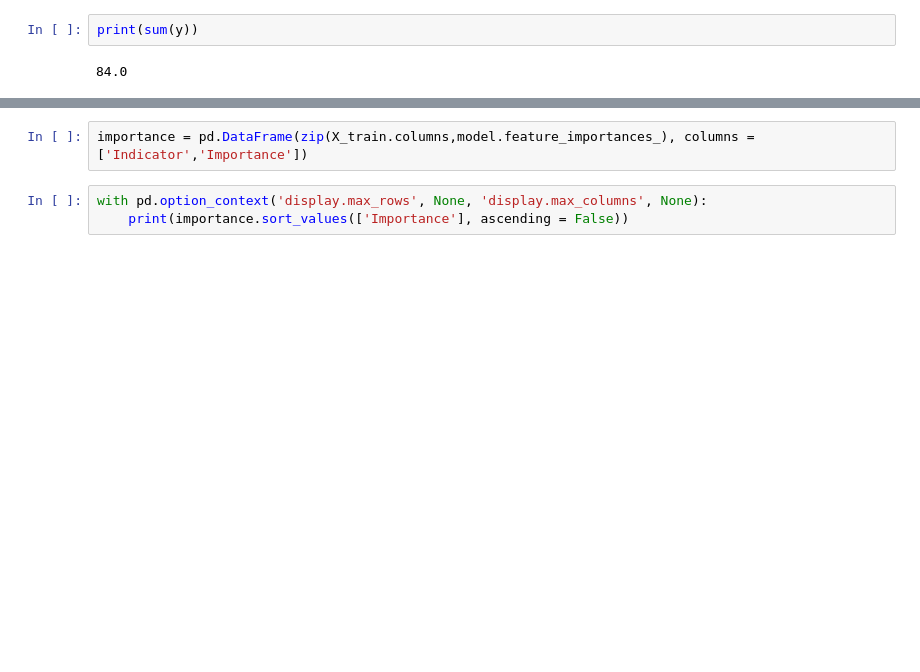
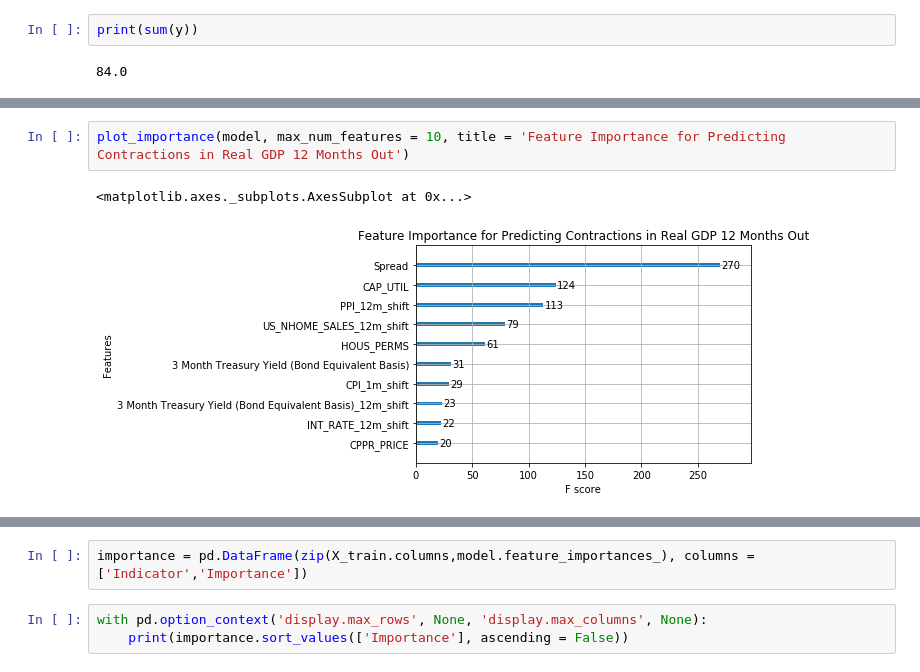
Before and after one commit to sandroclark/recession_predictor, a Jupyter notebook: grad_boost_v1_6.ipynb, the cells around one changed output, grey strips where cells are left out. Cells and saved outputs as stored; diff of their text form; blank space fills up the shorter version.

```diff
--- a/grad_boost_v1_6.ipynb
+++ b/grad_boost_v1_6.ipynb
@@ -366,3 +376,8 @@ array([0.01748401, 0.01646847, 0.01593648, 0.01646094, 0.        ,
+# %%
+plot_importance(model, max_num_features = 10, title = 'Feature Importance for Predicting Contractions in Real GDP 12 Months Out')
+# %% [output]
+<matplotlib.axes._subplots.AxesSubplot at 0x...>
+[figure, added]
 # %%
 for combo in zip(X_train.columns,model.feature_importances_):
     print(combo)
```
Also changed, not shown: parts of 11 cells of this notebook, 2 other files.
